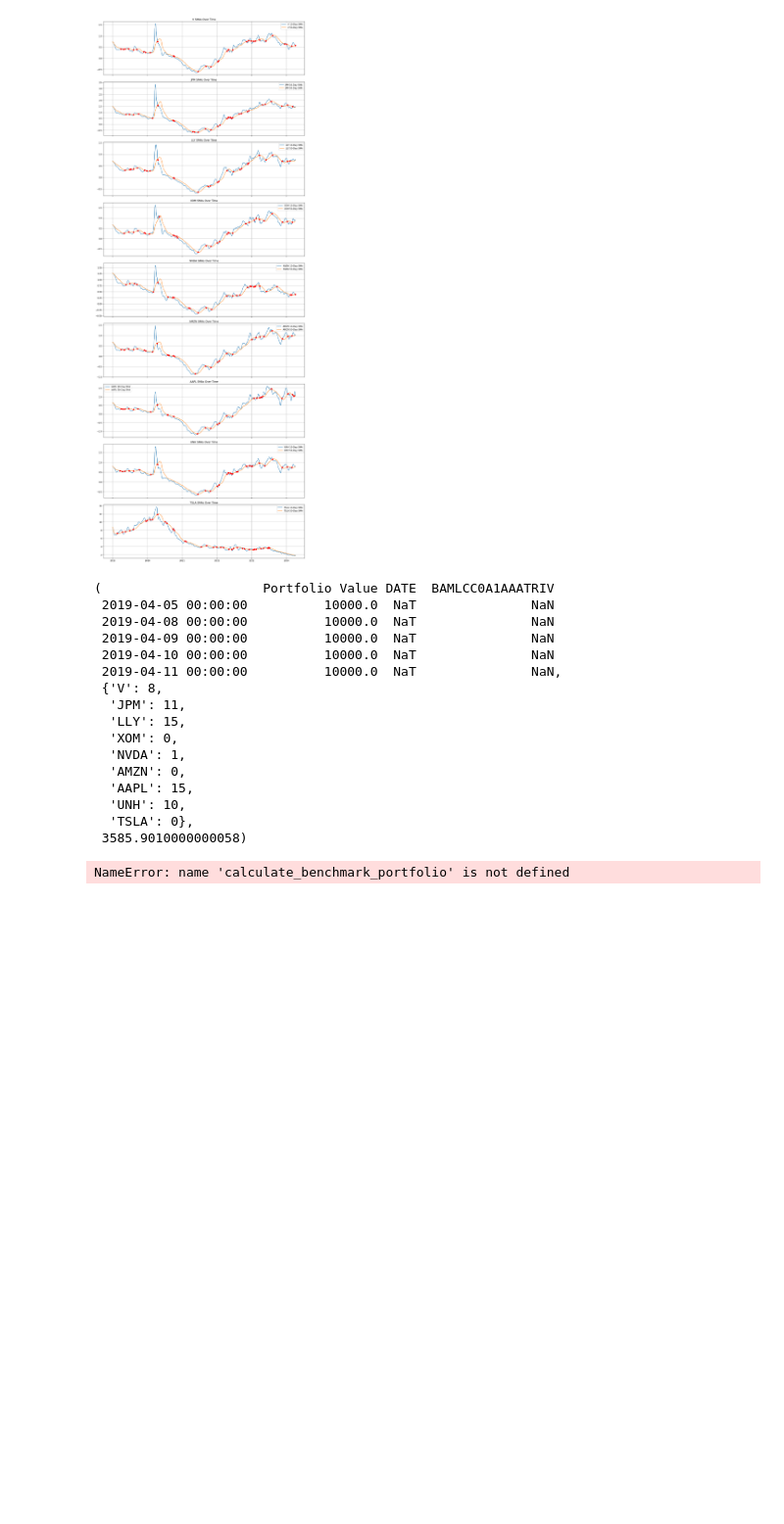
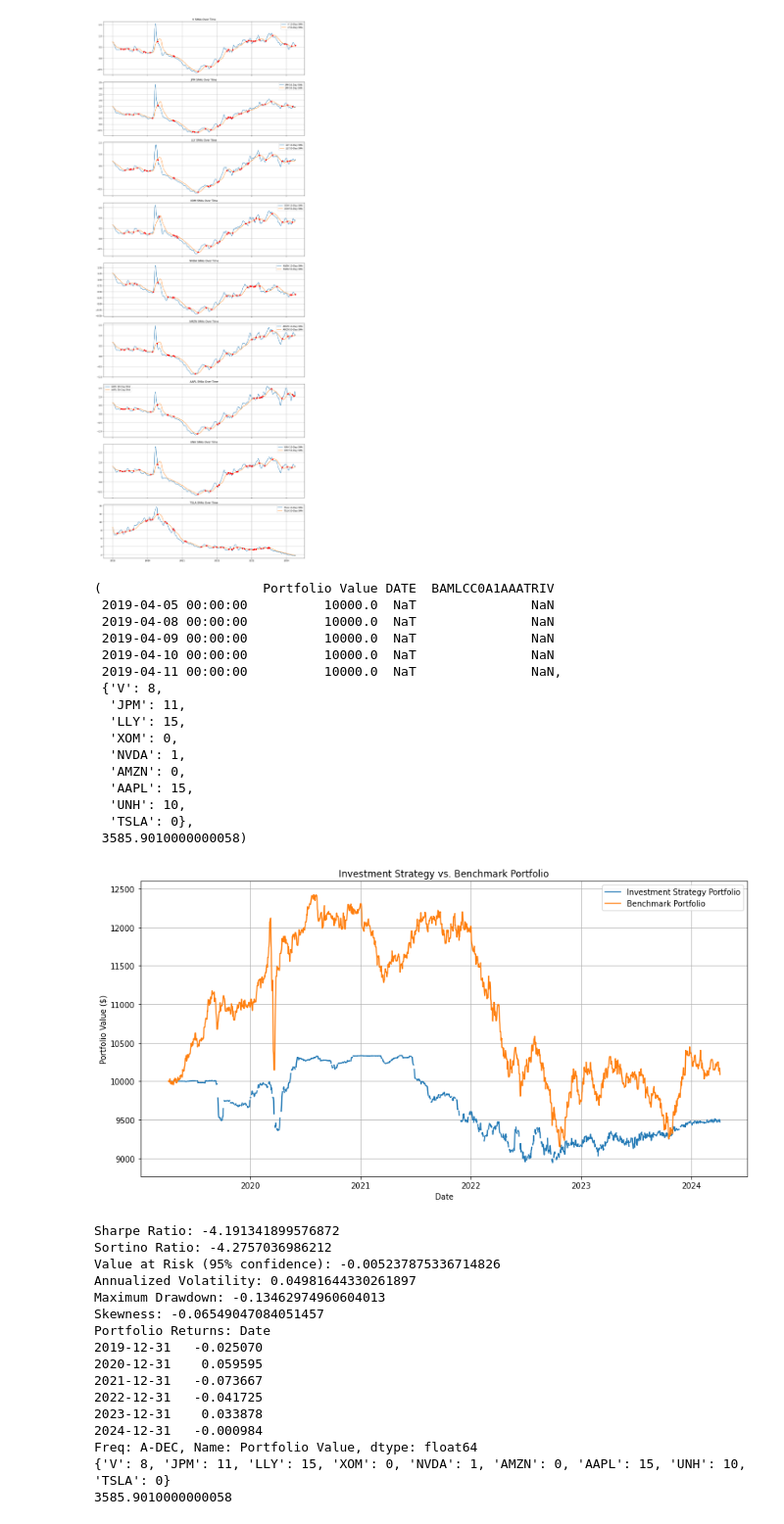
Before and after one commit to GTSF-Quantitative-Sector/fixed-income-sma, a Jupyter notebook: fixed_fromscratch.ipynb, the cells around one changed output. Shown: that part at 98% size. Saved outputs shown, nothing was run; the diff lists cells and outputs as text; code cells hidden in the pictures; blank space fills up the shorter version.

Commit message:
More benchmark changes'

```diff
--- a/fixed_fromscratch.ipynb
+++ b/fixed_fromscratch.ipynb
@@ -212,11 +211,20 @@ start_date = merged_df.index.max() - pd.DateOffset(years=5)
 backtest_data = merged_df.loc[start_date:]
 portfolio_value_df, holdings, cash = backtest_strategy_with_interest(backtest_data)
 
-# Calculate the benchmark portfolio
-benchmark_portfolio_df = calculate_benchmark_portfolio(backtest_data)
+# Load and prepare the benchmark data
+benchmark = pd.read_csv('benchmark.csv')
+benchmark['DATE'] = pd.to_datetime(benchmark['DATE'], format='%m/%d/%y')
+benchmark['BAMLCC0A1AAATRIV'].replace('.', pd.NA, inplace=True)
+benchmark.dropna(subset=['BAMLCC0A1AAATRIV'], inplace=True)
+benchmark['BAMLCC0A1AAATRIV'] = benchmark['BAMLCC0A1AAATRIV'].astype(float)
+benchmark.set_index('DATE', inplace=True)
+benchmark = benchmark.resample('D').ffill().loc[start_date:]  # Ensure daily data and align dates
+init_value = benchmark.iloc[0]
+normalized_benchmark = benchmark / init_value
+scaled_benchmark = normalized_benchmark * 10000
 
 # Combine the backtest portfolio and benchmark portfolio
-combined_portfolio_df = pd.concat([portfolio_value_df, benchmark_portfolio_df], axis=1)
+combined_portfolio_df = pd.concat([portfolio_value_df, scaled_benchmark], axis=1)
 
 # Calculate daily returns
 daily_returns = portfolio_value_df['Portfolio Value'].pct_change().dropna()
@@ -249,38 +257,54 @@ roll_max = portfolio_value_df['Portfolio Value'].cummax()
 daily_drawdown = portfolio_value_df['Portfolio Value']/roll_max - 1.0
 max_drawdown = daily_drawdown.min()
 
-#beta
-benchmark_returns = benchmark_portfolio_df['Benchmark Portfolio'].pct_change().dropna()
-covariance = np.cov(daily_returns, benchmark_returns)[0][1]
-benchmark_variance = benchmark_returns.var()
-beta = covariance / benchmark_variance
+# #beta
+# benchmark_returns = benchmark['BAMLCC0A1AAATRIV'].pct_change().dropna()
+# covariance = np.cov(daily_returns, benchmark_returns)[0][1]
+# benchmark_variance = benchmark_returns.var()
+# beta = covariance / benchmark_variance
 
 #skewness
 skewness = daily_returns.skew()
 
 # Plotting the comparison
 plt.figure(figsize=(14, 7))
 plt.plot(combined_portfolio_df.index, combined_portfolio_df['Portfolio Value'], label='Investment Strategy Portfolio')
-plt.plot(combined_portfolio_df.index, combined_portfolio_df['Benchmark Portfolio'], label='Benchmark Portfolio')
+plt.plot(combined_portfolio_df.index, combined_portfolio_df['BAMLCC0A1AAATRIV'], label='Benchmark Portfolio')
 plt.title('Investment Strategy vs. Benchmark Portfolio')
 plt.xlabel('Date')
 plt.ylabel('Portfolio Value ($)')
 plt.legend()
 plt.grid(True)
 plt.show()
 
 #portfolio performance metrics and other stats
 print(f"Sharpe Ratio: {sharpe_ratio}")
 print(f"Sortino Ratio: {sortino_ratio}")
 print(f"Value at Risk (95% confidence): {VaR_95}")
 print(f"Annualized Volatility: {volatility}")
 print(f"Maximum Drawdown: {max_drawdown}")
-print(f"Beta: {beta}")
+# print(f"Beta: {beta}")
 print(f"Skewness: {skewness}")
 print(f"Portfolio Returns: {annual_returns}")
 
 # Print final holdings and cash
 print(holdings)
 print(cash)
 # %% [output]
+[figure, added]
-NameError: name 'calculate_benchmark_portfolio' is not defined
+Sharpe Ratio: -4.191341899576872
+Sortino Ratio: -4.2757036986212
+Value at Risk (95% confidence): -0.005237875336714826
+Annualized Volatility: 0.04981644330261897
+Maximum Drawdown: -0.13462974960604013
+Skewness: -0.06549047084051457
+Portfolio Returns: Date
+2019-12-31   -0.025070
+2020-12-31    0.059595
+2021-12-31   -0.073667
+2022-12-31   -0.041725
+2023-12-31    0.033878
+2024-12-31   -0.000984
+Freq: A-DEC, Name: Portfolio Value, dtype: float64
+{'V': 8, 'JPM': 11, 'LLY': 15, 'XOM': 0, 'NVDA': 1, 'AMZN': 0, 'AAPL': 15, 'UNH': 10, 'TSLA': 0}
+3585.9010000000058
```
Also changed, not shown: parts of 1 cell of this notebook, 1 other file.
